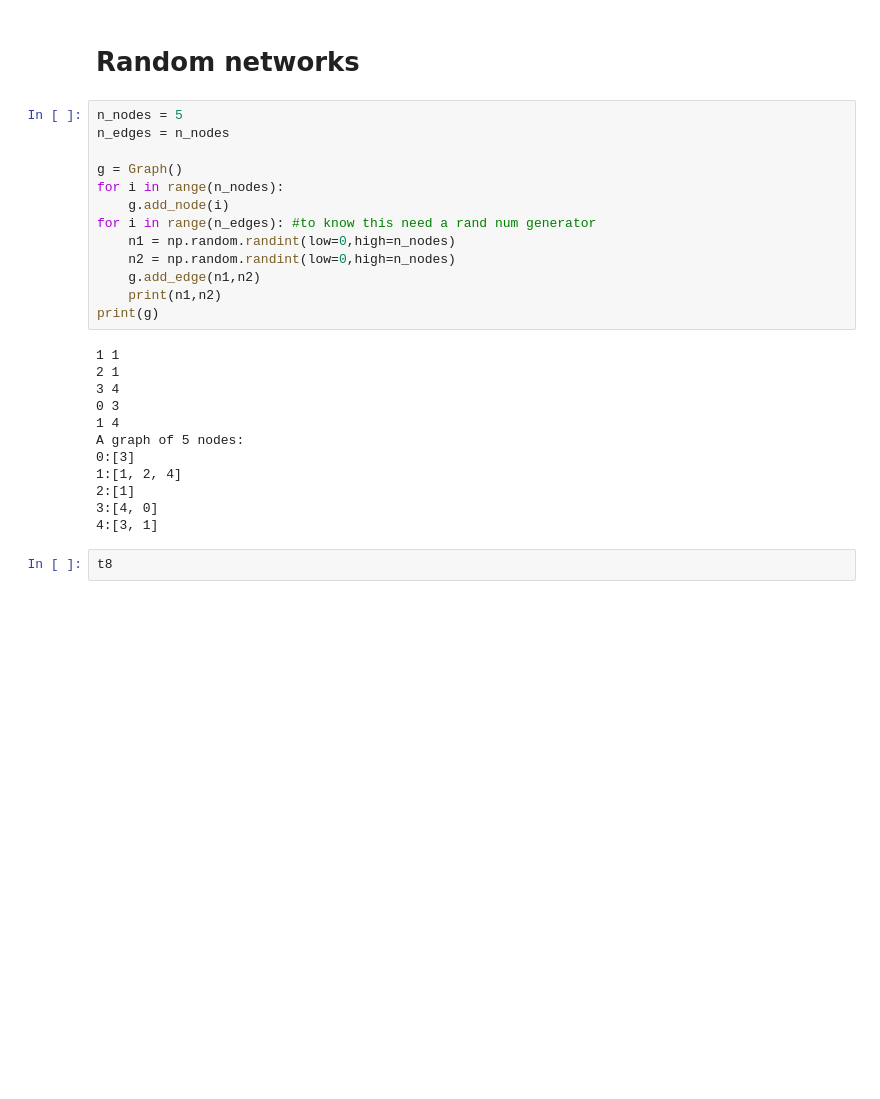
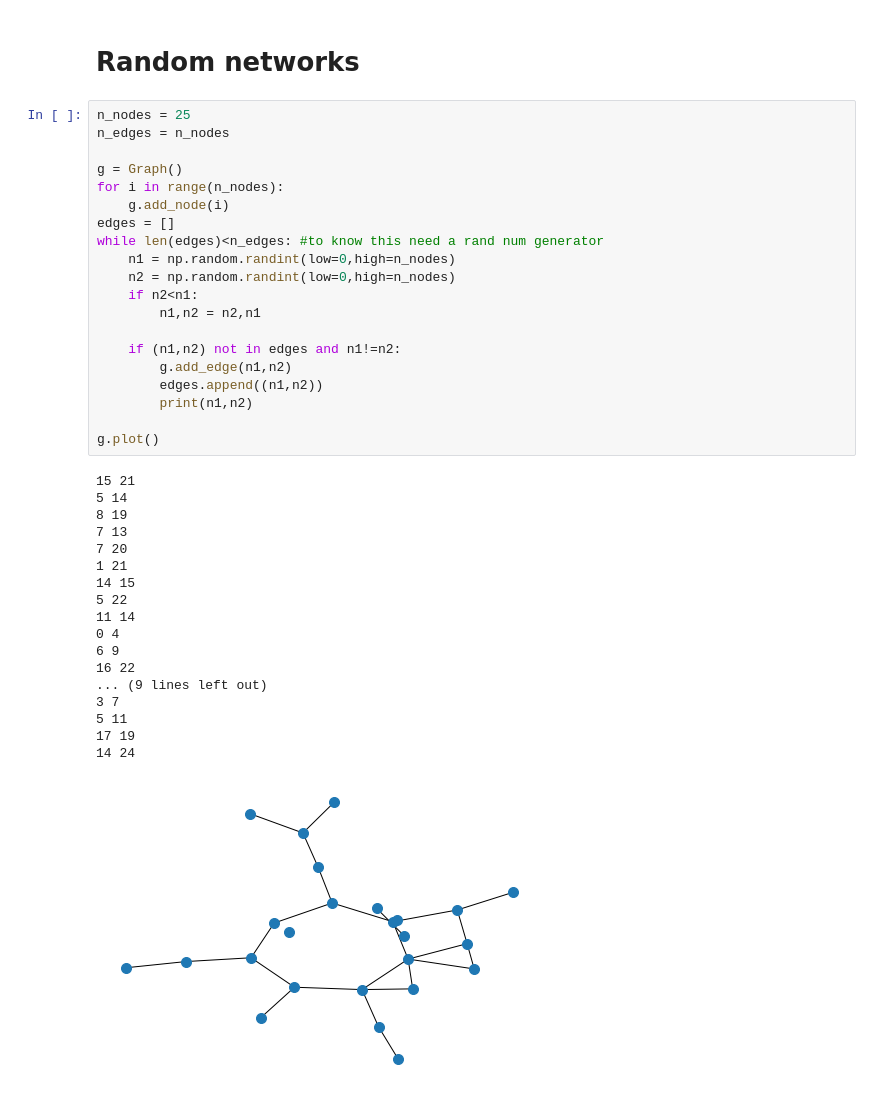
Before and after one commit to snakeiana/BIO-336-S, a Jupyter notebook: Random networks.ipynb, the cells around one changed output. Drawn from its saved outputs; the diff is of its cells as text; blank space fills up the shorter version.

```diff
--- a/Random networks.ipynb
+++ b/Random networks.ipynb
@@ -53,29 +78,41 @@ A graph of 7 nodes:
 # %% [markdown]
 # Random networks
 # %%
-n_nodes = 5
+n_nodes = 25
 n_edges = n_nodes
 
 g = Graph()
 for i in range(n_nodes):
     g.add_node(i)
-for i in range(n_edges): #to know this need a rand num generator
+edges = []
+while len(edges)<n_edges: #to know this need a rand num generator
     n1 = np.random.randint(low=0,high=n_nodes)
     n2 = np.random.randint(low=0,high=n_nodes)
-    g.add_edge(n1,n2)
-    print(n1,n2)
-print(g)
+    if n2<n1:
+        n1,n2 = n2,n1
+
+    if (n1,n2) not in edges and n1!=n2:
+        g.add_edge(n1,n2)
+        edges.append((n1,n2))
+        print(n1,n2)
+
+g.plot()
 # %% [output]
-1 1
-2 1
-3 4
-0 3
-1 4
-A graph of 5 nodes:
-0:[3]
-1:[1, 2, 4]
-2:[1]
-3:[4, 0]
-4:[3, 1]
+15 21
+5 14
+8 19
+7 13
+7 20
+1 21
+14 15
+5 22
+11 14
+0 4
+6 9
+16 22
+... (9 lines left out)
+3 7
+5 11
+17 19
+14 24
+[figure, added]
-# %%
-t8
```
Also changed, not shown: parts of 6 cells of this notebook.
